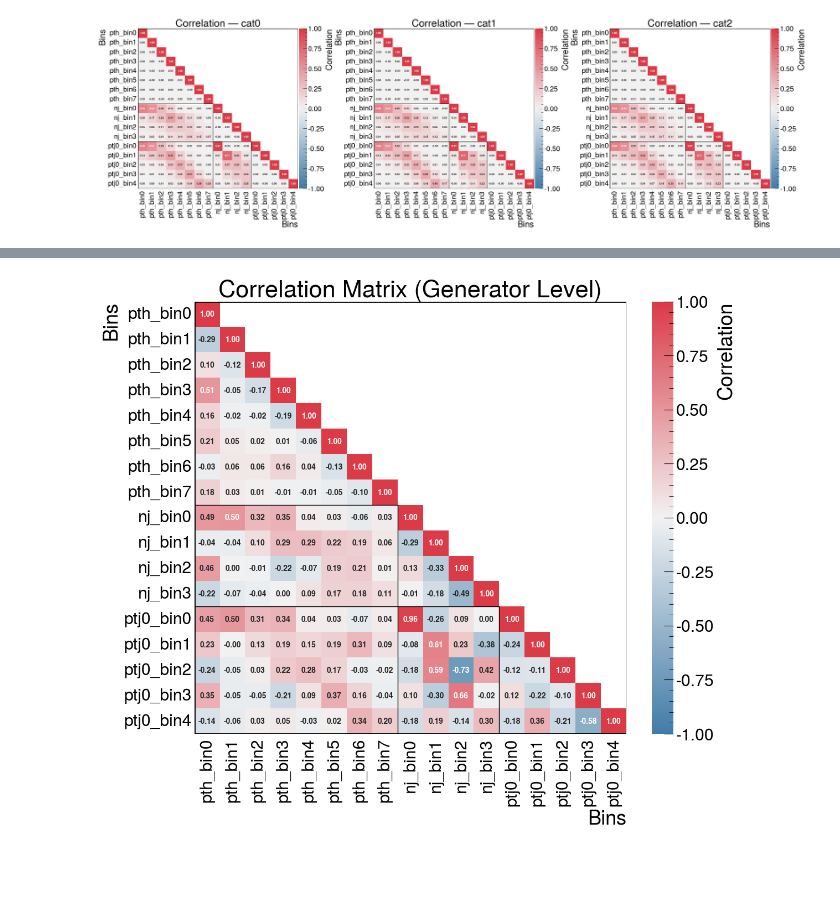
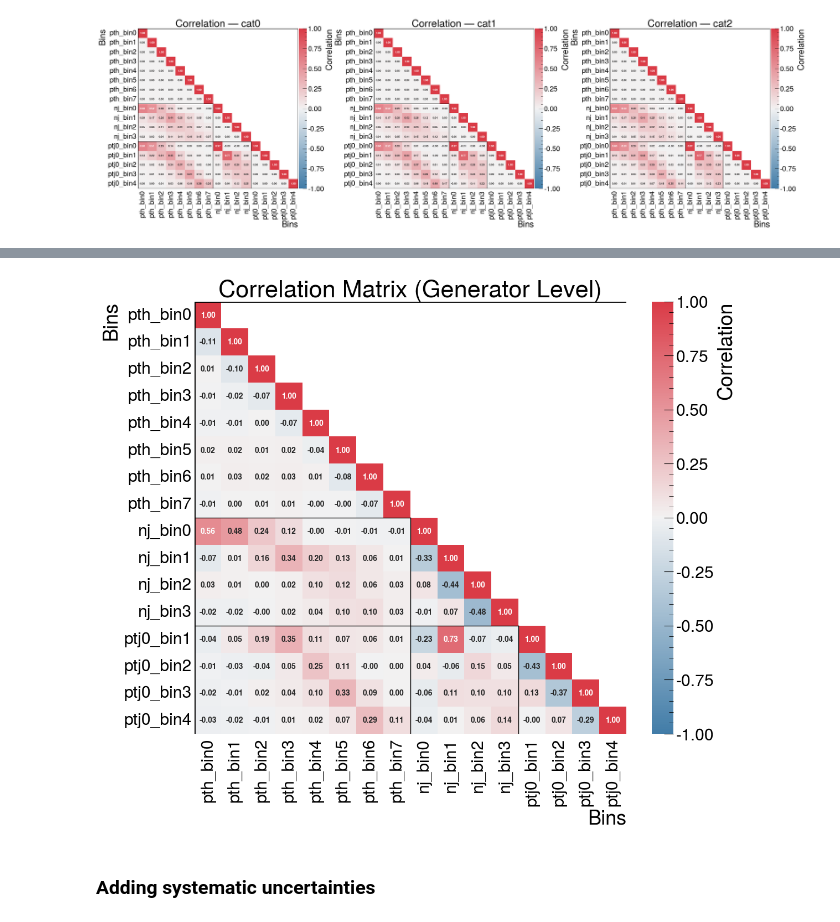
Before and after one commit to AlessandroTarabini/matrix_ATLAS, a Jupyter notebook: correlation_matrix.ipynb, the cells around one changed output, grey strips where cells are left out. Cells and saved outputs as stored; diff of their text form; code cells hidden in the pictures; blank space fills up the shorter version.

```diff
--- a/correlation_matrix.ipynb
+++ b/correlation_matrix.ipynb
@@ -319,4 +400,24 @@ Here below I try to compute the matrix with the Cholesky decomposition to avoid
 # %%
+def _robust_cholesky(C, regularisation=1e-10, max_tries=8):
+    C = np.asarray(C, dtype=float)
+    C = 0.5 * (C + C.T)  # enforce symmetry
+    scale = max(np.linalg.norm(C, ord=2), 1.0)
+    eps = regularisation * scale
+    I = np.eye(C.shape[0])
+    for _ in range(max_tries):
+        print("iteration for cholesky with eps = ", eps)
+        try:
+            return np.linalg.cholesky(C + eps * I), eps
+        except np.linalg.LinAlgError:
+            eps *= 10.0
+    print("Fallback solution for computing the Cholesky decomposition")
+    # Fallback: eigenvalue clipping to nearest SPD-like matrix
+    w, v = np.linalg.eigh(C)
+    w = np.clip(w, eps, None)
+    C_spd = (v * w) @ v.T
+    return np.linalg.cholesky(C_spd), eps
+
+
 def compute_C_gen(R_list, C_list, bin_names=None, regularisation=1e-10):
     """
     Compute the gen-level statistical covariance and correlation matrices.
@@ -337,11 +438,9 @@ def compute_C_gen(R_list, C_list, bin_names=None, regularisation=1e-10):
 
     R_tilde_list = []
     for k, (R_k, C_k) in enumerate(zip(R_list, C_list)):
-        C_k     = (C_k + C_k.T) / 2.0
-        epsilon = regularisation * np.trace(C_k)
-        C_k_reg = C_k + epsilon * np.eye(C_k.shape[0])
-        L_k     = np.linalg.cholesky(C_k_reg)
-        R_tilde_list.append(solve_triangular(L_k, R_k, lower=True))
+        # L_k = np.linalg.cholesky(C_k)
+        L_k, eps_used = _robust_cholesky(C_k, regularisation=regularisation)
+        R_tilde_list.append(solve_triangular(L_k, np.asarray(R_k, float), lower=True))
 
     R_tot   = np.vstack(R_tilde_list)
     _, R_QR = qr(R_tot, mode='economic')
@@ -362,7 +461,7 @@ def compute_C_gen(R_list, C_list, bin_names=None, regularisation=1e-10):
         "correlation" : pd.DataFrame(corr,  index=bin_names, columns=bin_names),
     }
 # %%
-cov_gen_cholesky = compute_C_gen(
+mat_cholesky = compute_C_gen(
     [resp["cat0"], resp["cat1"], resp["cat2"]],
     [cov["cat0"], cov["cat1"], cov["cat2"]],
     bin_names = cov["cat0"].index,
@@ -371,4 +488,10 @@ cov_gen_cholesky = compute_C_gen(
-# %%
-plot_corr(cov_gen_cholesky["correlation"])
-# %% [output]
-[figure, removed]
+# %%
+cor_cholesky = mat_cholesky["correlation"]
+label_to_drop = cor_cholesky.index[12]
+cor_cholesky_red = cor_cholesky.drop(index=label_to_drop, columns=label_to_drop)
+# %%
+plot_corr(cor_cholesky_red)
+# %% [output]
+[figure, added]
+# %% [markdown]
+### Adding systematic uncertainties
```
Also changed, not shown: parts of 29 cells of this notebook, 3 other files.
